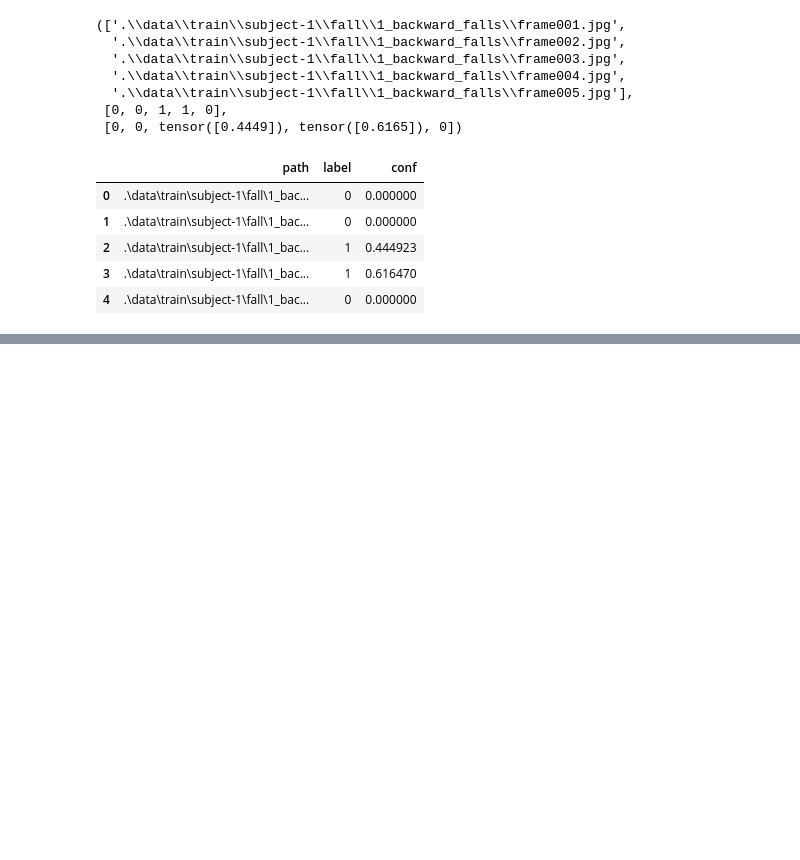
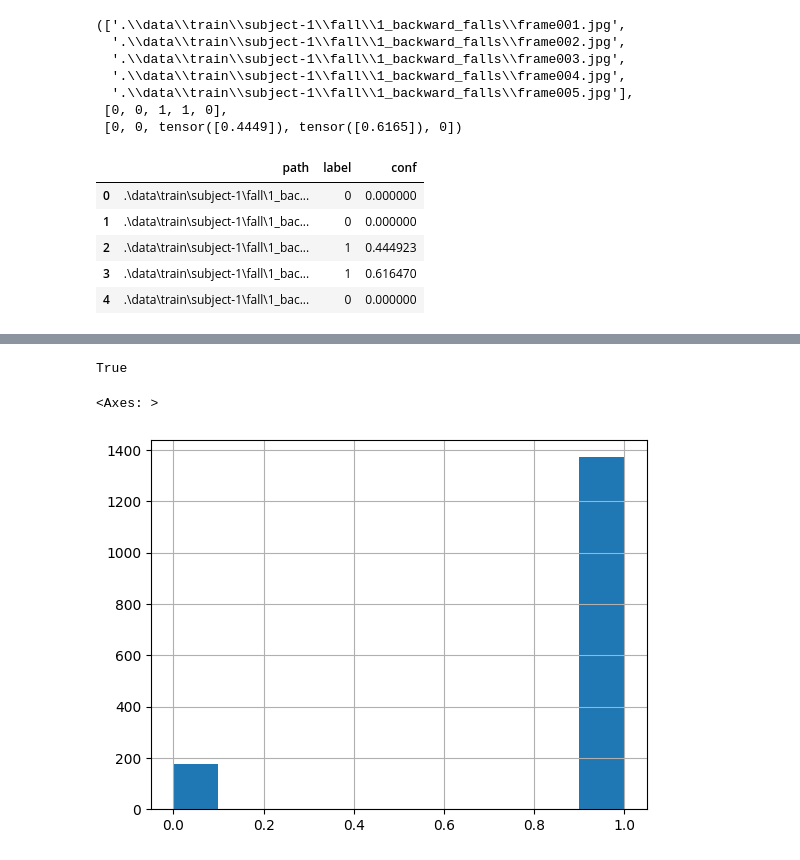
Before and after one commit to fairuztsn/human-fall-detection, a Jupyter notebook: labelling.ipynb, the cells around one changed output, grey strips where cells are left out. Saved outputs shown, nothing was run; the diff lists cells and outputs as text; code cells hidden in the pictures; blank space fills up the shorter version.

Commit message:
Fix mislabeled fall data in non-fall folder

```diff
--- a/labelling.ipynb
+++ b/labelling.ipynb
@@ -89,3 +89,6 @@ data_train.head()
 | 4 | .\data\train\subject-1\fall\1_bac... | 0 | 0.000000 |
 # %%
 data_train.to_csv(os.path.join(".", "data", "data_train.csv"), index=False)
+# %%
+data = pd.read_csv('./data/data_train.csv')
+data.head()
@@ -91,0 +102,12 @@ data_train.to_csv(os.path.join(".", "data", "data_train.csv"), index=False)
+# %%
+fall_data = data[data['path'].str.contains(r'\\fall\\')]
+non_fall_data = data[data['path'].str.contains(r'\\non_fall\\')]
+# %%
+len(fall_data) + len(non_fall_data) == len(data)
+# %% [output]
+True
+# %%
+fall_data['label'].hist()
+# %% [output]
+<Axes: >
+[figure, added]
```
Also changed, not shown: parts of 9 cells of this notebook, 1 other file.
